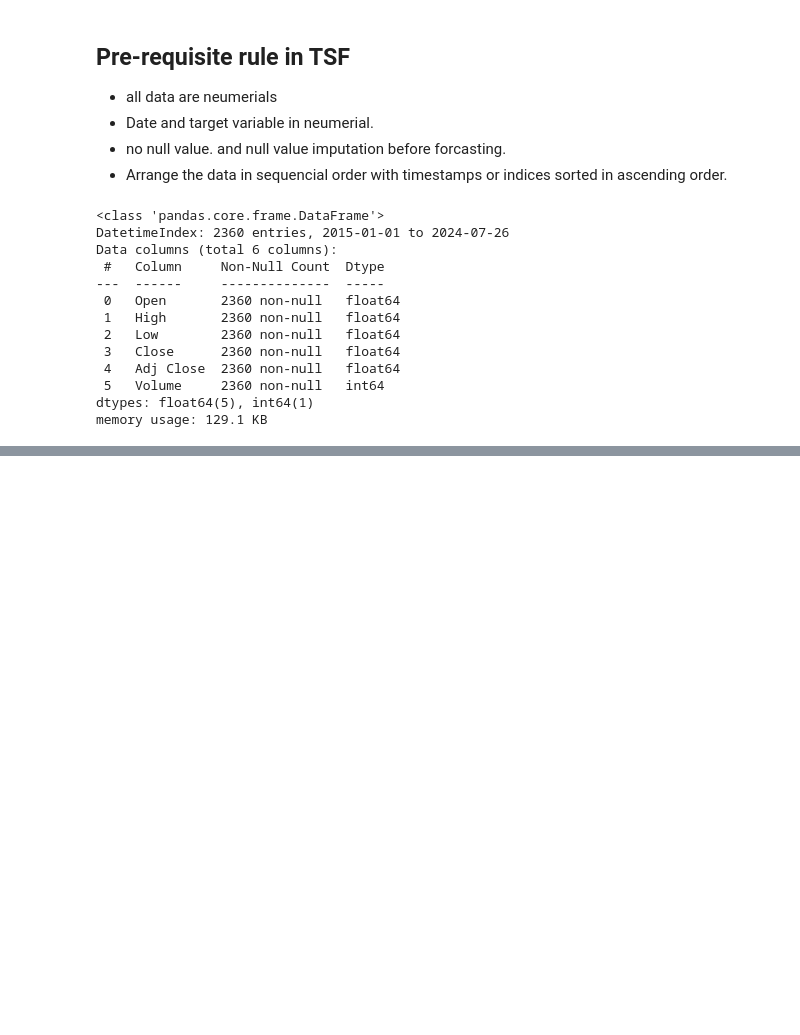
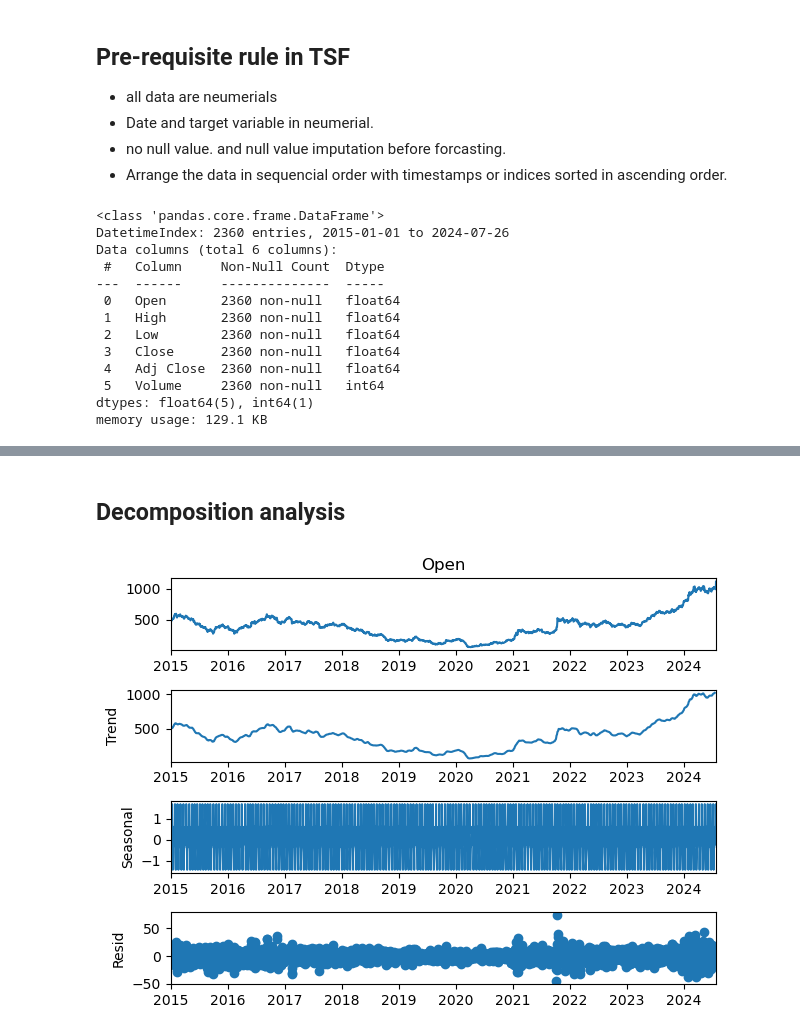
Before and after one commit to SayanGhosh1489/projects_learnbay, a Jupyter notebook: Data Science/TIme Series Forcasting/time_series_analysis.ipynb, the cells around one changed output, grey strips where cells are left out. Drawn from its saved outputs; the diff is of its cells as text; code cells hidden in the pictures; blank space fills up the shorter version.

```diff
--- a/Data Science/TIme Series Forcasting/time_series_analysis.ipynb
+++ b/Data Science/TIme Series Forcasting/time_series_analysis.ipynb
@@ -50,0 +82,11 @@ Name: 2015-02-27 00:00:00, dtype: float64
+# %% [markdown]
+## Decomposition analysis
+# %%
+# Decomposition to check dataset
+from statsmodels.tsa.seasonal import seasonal_decompose
+
+decmpose = seasonal_decompose(x=data['Open'], period= 12)
+decmpose.plot()
+plt.show()
+# %% [output]
+[figure, added]
```
Also changed, not shown: parts of 23 cells of this notebook.
